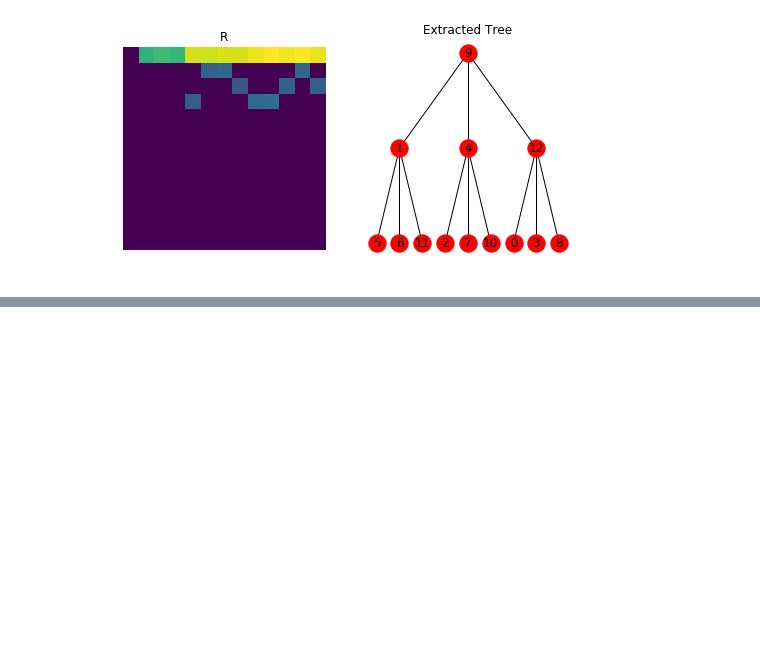
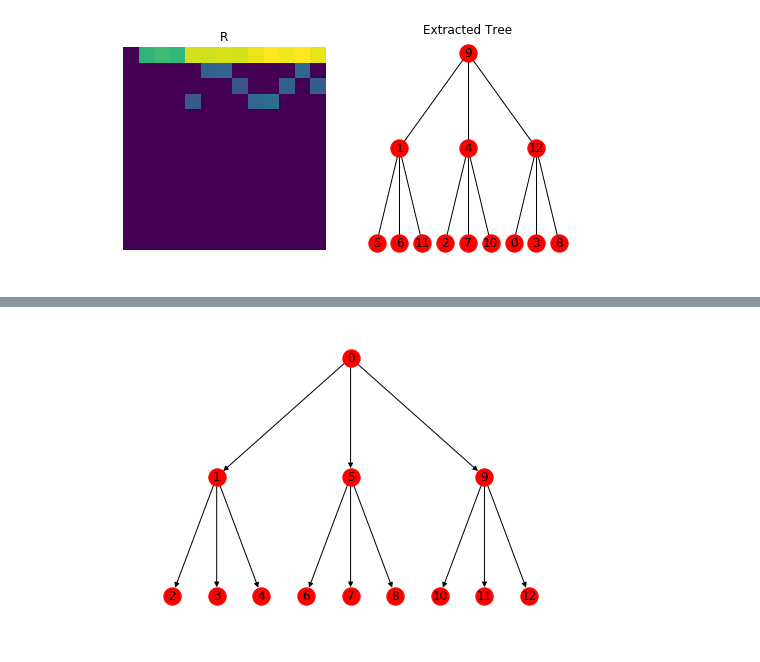
Before and after one commit to aleveren/ucsd-research, a Jupyter notebook: simple-hier-topic-model/topic_cooccurrence.ipynb, the cells around one changed output, grey strips where cells are left out. Drawn from its saved outputs; the diff is of its cells as text; code cells hidden in the pictures; blank space fills up the shorter version.

```diff
--- a/simple-hier-topic-model/topic_cooccurrence.ipynb
+++ b/simple-hier-topic-model/topic_cooccurrence.ipynb
@@ -516,0 +542,4 @@ demo3(cond_discrep(zzz, top_k=12+9), branching_factors=[3,3])
+# %%
+nx.draw(tr, pos=pos, with_labels=True)
+# %% [output]
+[figure, added]
```
Also changed, not shown: parts of 7 cells of this notebook.
